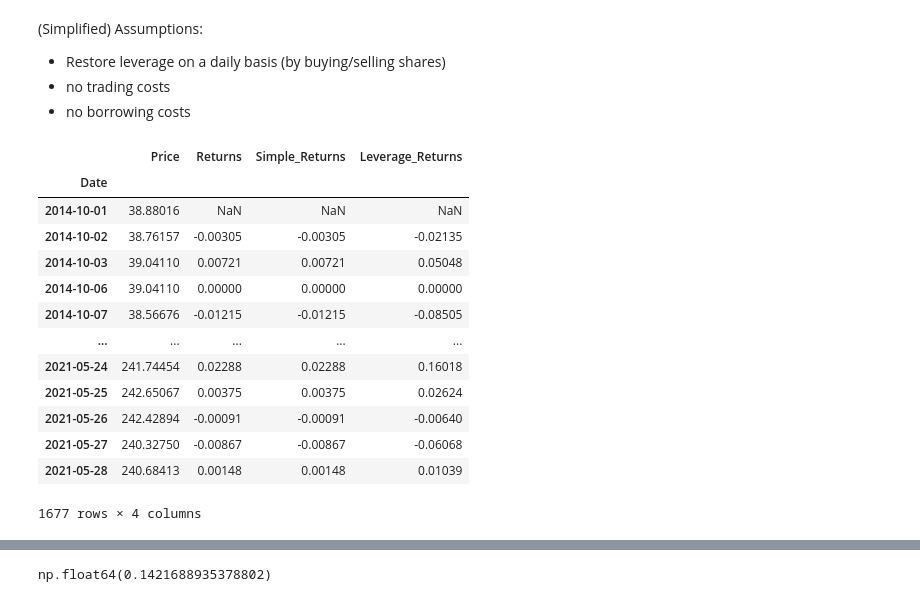
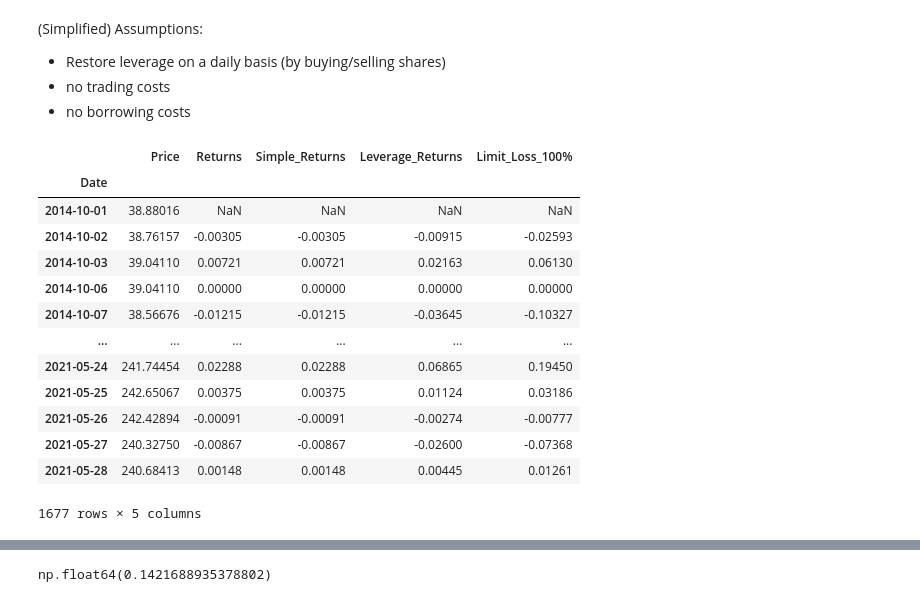
Before and after one commit to Qbannes/energy_trading, a Jupyter notebook: PyCharm_Notebook/08_Margin_Trading_and_Levered_Returns.ipynb, the cells around one changed output, grey strips where cells are left out. Saved outputs shown, nothing was run; the diff lists cells and outputs as text; code cells hidden in the pictures.

```diff
--- a/PyCharm_Notebook/08_Margin_Trading_and_Levered_Returns.ipynb
+++ b/PyCharm_Notebook/08_Margin_Trading_and_Levered_Returns.ipynb
@@ -81,7 +83,8 @@ msft
 # %%
 msft['Simple_Returns']=msft.Price.pct_change() # Simple Returns of percentage change
 # %%
-leverage=7
+leverage=3
+leverageI=8.5
 # %% [markdown]
 (Simplified) Assumptions:
 - Restore leverage on a daily basis (by buying/selling shares)
@@ -89,20 +92,21 @@ leverage=7
 - no borrowing costs
 # %%
 msft['Leverage_Returns']=msft.Simple_Returns.mul(leverage)
+msft['Limit_Loss_100%']=msft.Simple_Returns.mul(leverageI)
 msft
 # %% [output]
-|  | Price | Returns | Simple_Returns | Leverage_Returns |
-| Date |  |  |  |  |
-| 2014-10-01 | 38.88016 | NaN | NaN | NaN |
-| 2014-10-02 | 38.76157 | -0.00305 | -0.00305 | -0.02135 |
-| 2014-10-03 | 39.04110 | 0.00721 | 0.00721 | 0.05048 |
-| 2014-10-06 | 39.04110 | 0.00000 | 0.00000 | 0.00000 |
-| 2014-10-07 | 38.56676 | -0.01215 | -0.01215 | -0.08505 |
-| ... | ... | ... | ... | ... |
-| 2021-05-24 | 241.74454 | 0.02288 | 0.02288 | 0.16018 |
-| 2021-05-25 | 242.65067 | 0.00375 | 0.00375 | 0.02624 |
-| 2021-05-26 | 242.42894 | -0.00091 | -0.00091 | -0.00640 |
-| 2021-05-27 | 240.32750 | -0.00867 | -0.00867 | -0.06068 |
-| 2021-05-28 | 240.68413 | 0.00148 | 0.00148 | 0.01039 |
+|  | Price | Returns | Simple_Returns | Leverage_Returns | Limit_Loss_100% |
+| Date |  |  |  |  |  |
+| 2014-10-01 | 38.88016 | NaN | NaN | NaN | NaN |
+| 2014-10-02 | 38.76157 | -0.00305 | -0.00305 | -0.00915 | -0.02593 |
+| 2014-10-03 | 39.04110 | 0.00721 | 0.00721 | 0.02163 | 0.06130 |
+| 2014-10-06 | 39.04110 | 0.00000 | 0.00000 | 0.00000 | 0.00000 |
+| 2014-10-07 | 38.56676 | -0.01215 | -0.01215 | -0.03645 | -0.10327 |
+| ... | ... | ... | ... | ... | ... |
+| 2021-05-24 | 241.74454 | 0.02288 | 0.02288 | 0.06865 | 0.19450 |
+| 2021-05-25 | 242.65067 | 0.00375 | 0.00375 | 0.01124 | 0.03186 |
+| 2021-05-26 | 242.42894 | -0.00091 | -0.00091 | -0.00274 | -0.00777 |
+| 2021-05-27 | 240.32750 | -0.00867 | -0.00867 | -0.02600 | -0.07368 |
+| 2021-05-28 | 240.68413 | 0.00148 | 0.00148 | 0.00445 | 0.01261 |
-1677 rows × 4 columns
+1677 rows × 5 columns
 # %%
```
Also changed, not shown: parts of 7 cells of this notebook, 21 other files.
